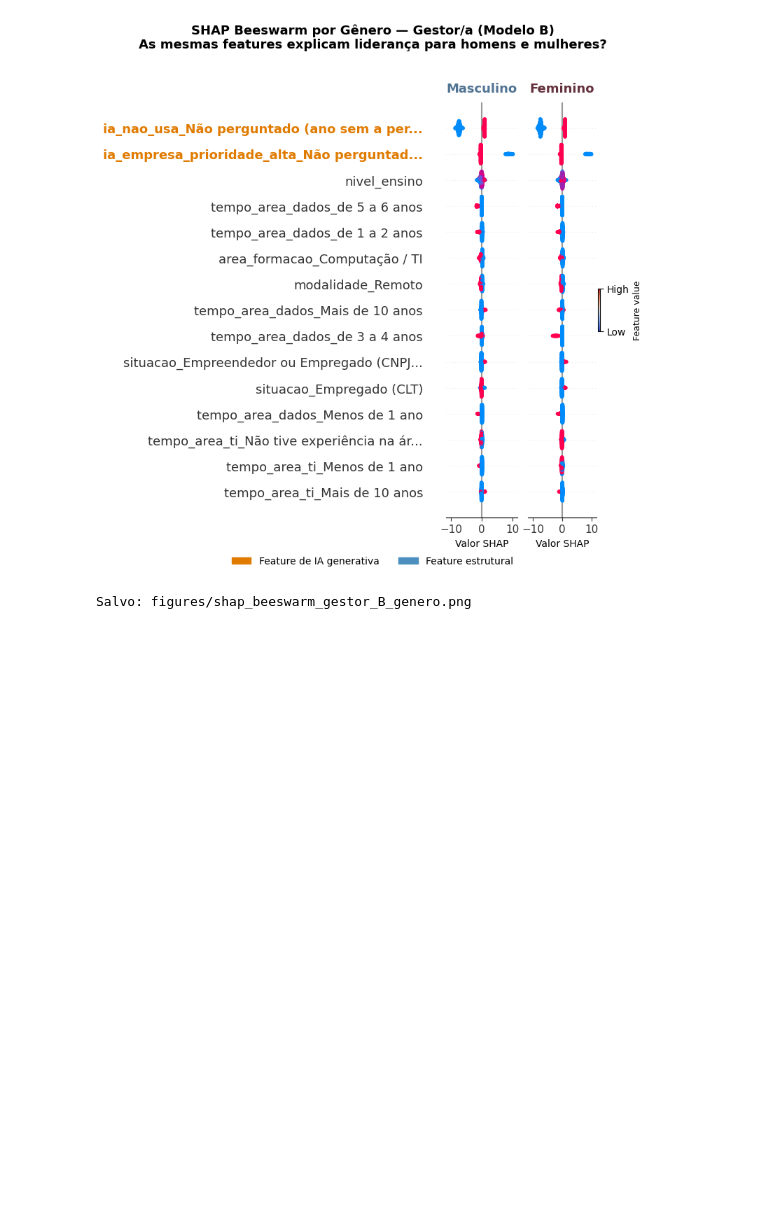
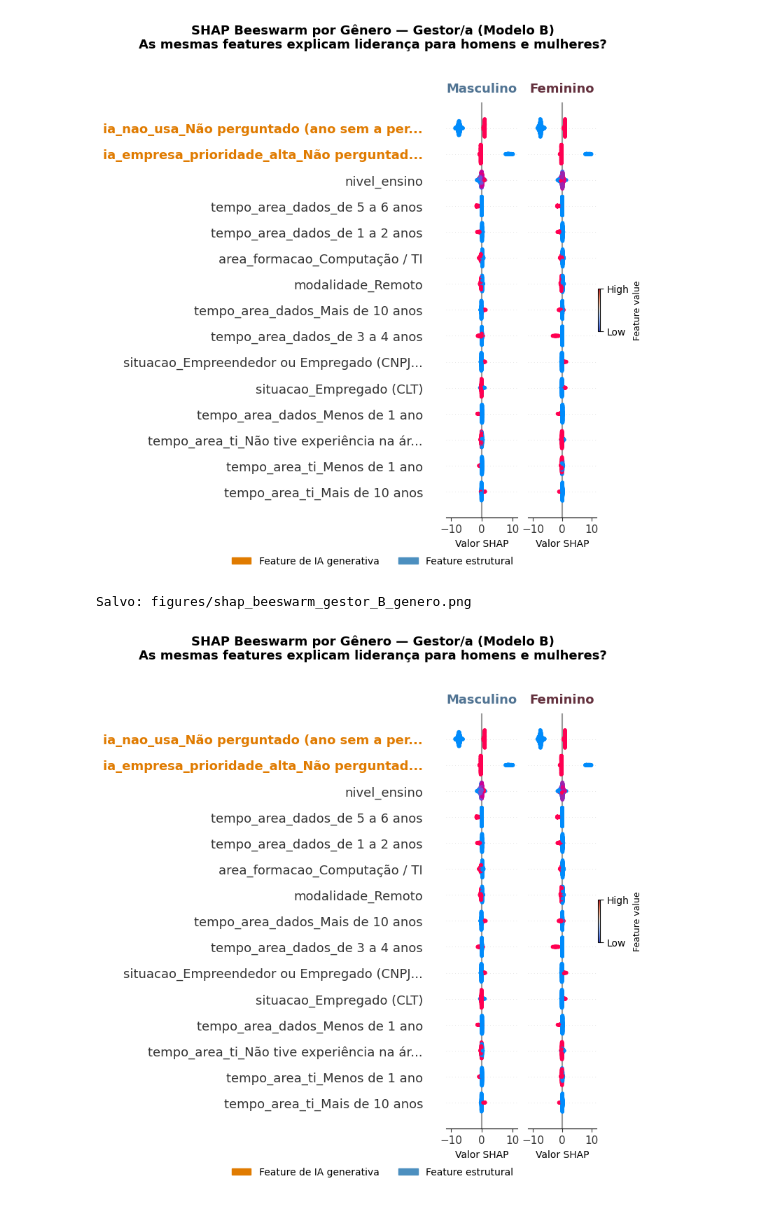
Before and after one commit to julliebelmonte/stateofdata, a Jupyter notebook: state_of_data_genero_v2.ipynb, the cells around one changed output. Drawn from its saved outputs; the diff is of its cells as text; code cells hidden in the pictures; blank space fills up the shorter version.

```diff
--- a/state_of_data_genero_v2.ipynb
+++ b/state_of_data_genero_v2.ipynb
@@ -2391,3 +2427,88 @@ plot_beeswarm_gestor_genero(rb_gestor['pipe'], rb_gestor['X_te'], rb_gestor['met
 # %% [output]
 [figure]
 Salvo: figures/shap_beeswarm_gestor_B_genero.png
+# %%
+def plot_beeswarm_gestor_genero(pipe, X_te, meta, top_n=15, max_samples=400):
+
+    fig, axes = plt.subplots(1, 2, figsize=(18, 7))
+    x_min, x_max = 0, 0
+    shap_data = {}
+
+    for genero in ['Masculino', 'Feminino']:
+        mask  = (meta['genero'] == genero).values
+        X_sub = X_te[mask]
+        sv, X_t, feat_names, _ = compute_shap_values_raw(pipe, X_sub, max_samples)
+
+        mean_abs = np.abs(sv).mean(axis=0)
+        top_idx  = np.argsort(mean_abs)[::-1][:top_n]
+
+        sv_top    = sv[:, top_idx]
+        X_top     = X_t[:, top_idx]
+        names_top = np.array([clean_feat_name(feat_names[i]) for i in top_idx])
+
+        shap_data[genero] = {
+            'sv_top': sv_top, 'X_top': X_top,
+            'names_top': names_top,
+            'feat_names_orig': feat_names, 'top_idx': top_idx,
+        }
+        x_min = min(x_min, sv_top.min())
+        x_max = max(x_max, sv_top.max())
+
+    cores_titulo = {'Masculino': '#517493', 'Feminino': '#64313E'}
+    x_lim = max(abs(x_min), abs(x_max)) * 1.15
+
+    for ax, genero in zip(axes, ['Masculino', 'Feminino']):
+        d = shap_data[genero]
+        exp = shap.Explanation(values=d['sv_top'], data=d['X_top'], feature_names=d['names_top'])
+
+        plt.sca(ax)
+        shap.plots.beeswarm(exp, max_display=top_n, show=False, color_bar=False)
+
+        for label in ax.get_yticklabels():
+            txt = label.get_text()
+            is_ia = any(
+                'ia_' in d['feat_names_orig'][i]
+                for i in d['top_idx']
+                if clean_feat_name(d['feat_names_orig'][i]) == txt
+            )
+            if is_ia:
+                label.set_color('#E07B00')
+                label.set_fontweight('bold')
+
+        ax.set_title(genero, fontweight='bold', fontsize=13, color=cores_titulo[genero], pad=10)
+        ax.set_xlabel('Valor SHAP', fontsize=10)
+        ax.set_xlim(-x_lim, x_lim)
+
+        if genero == 'Feminino':
+            ax.set_ylabel('')
+            ax.tick_params(axis='y', which='both', left=False, labelleft=False)
+
+    sm = plt.cm.ScalarMappable(cmap=plt.get_cmap('coolwarm'), norm=plt.Normalize(vmin=0, vmax=1))
+    sm.set_array([])
+    cbar = fig.colorbar(sm, ax=axes[1], fraction=0.03, pad=0.02)
+    cbar.set_ticks([0, 1])
+    cbar.set_ticklabels(['Low', 'High'])
+    cbar.set_label('Feature value', fontsize=9)
+
+    fig.suptitle(
+        'SHAP Beeswarm por Gênero — Gestor/a (Modelo B)\n'
+        'As mesmas features explicam liderança para homens e mulheres?',
+        fontweight='bold', fontsize=13, y=1.02
+    )
+
+    leg = [
+        mpatches.Patch(color='#E07B00', label='Feature de IA generativa'),
+        mpatches.Patch(color='#4C8FBF', label='Feature estrutural'),
+    ]
+    fig.legend(handles=leg, loc='lower center', ncol=2, frameon=False, fontsize=10, bbox_to_anchor=(0.5, -0.03))
+
+    plt.tight_layout()
+    fname = 'figures/shap_beeswarm_gestor_B_genero.png'
+    plt.savefig(fname, dpi=150, bbox_inches='tight')
+    plt.show()
+    print(f'Salvo: {fname}')
+
+rb_gestor = results_B['gestor']
+plot_beeswarm_gestor_genero(rb_gestor['pipe'], rb_gestor['X_te'], rb_gestor['meta'])
+# %% [output]
+[figure, added]
```
Also changed, not shown: parts of 14 cells of this notebook, 12 other files.
